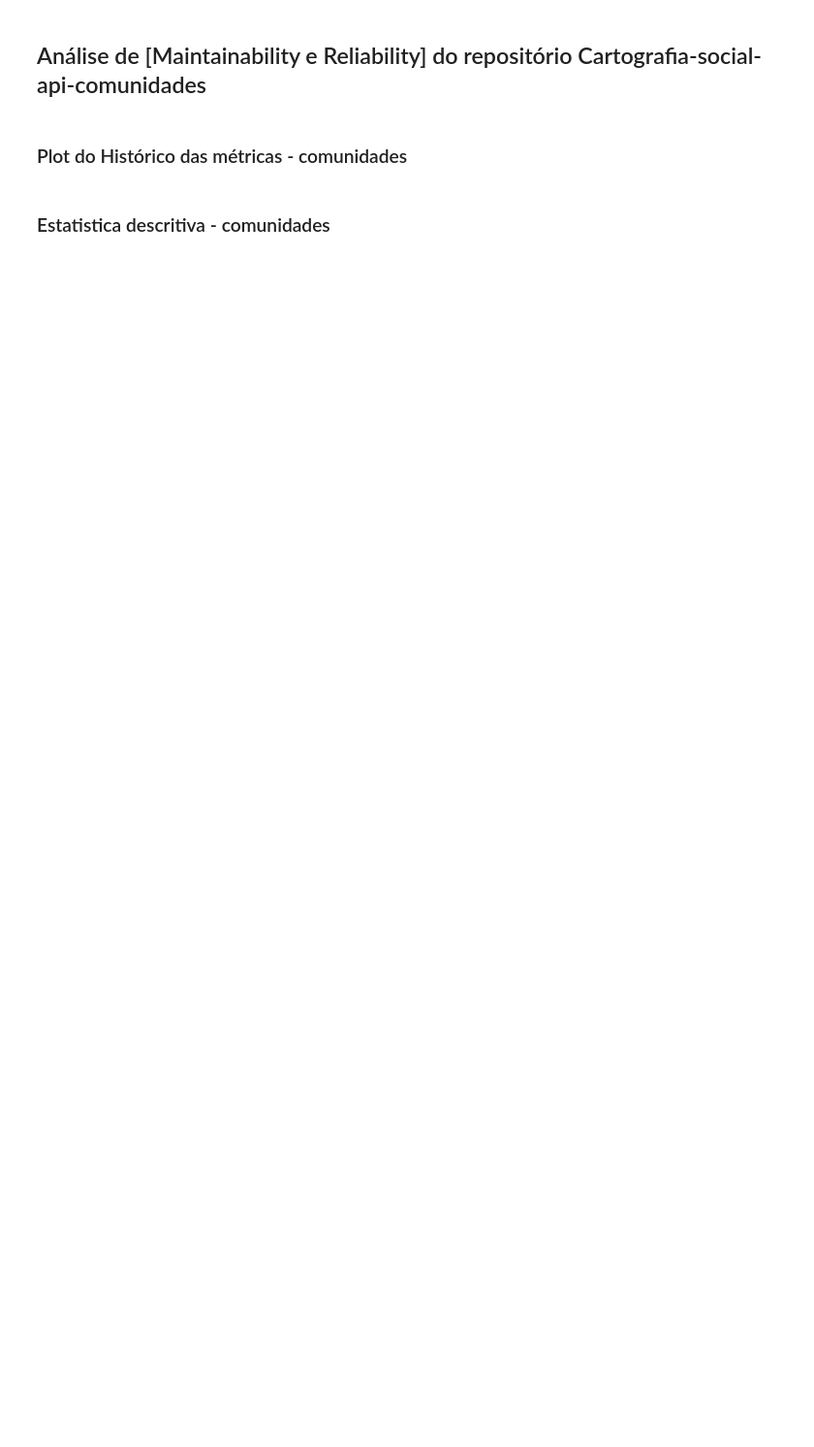
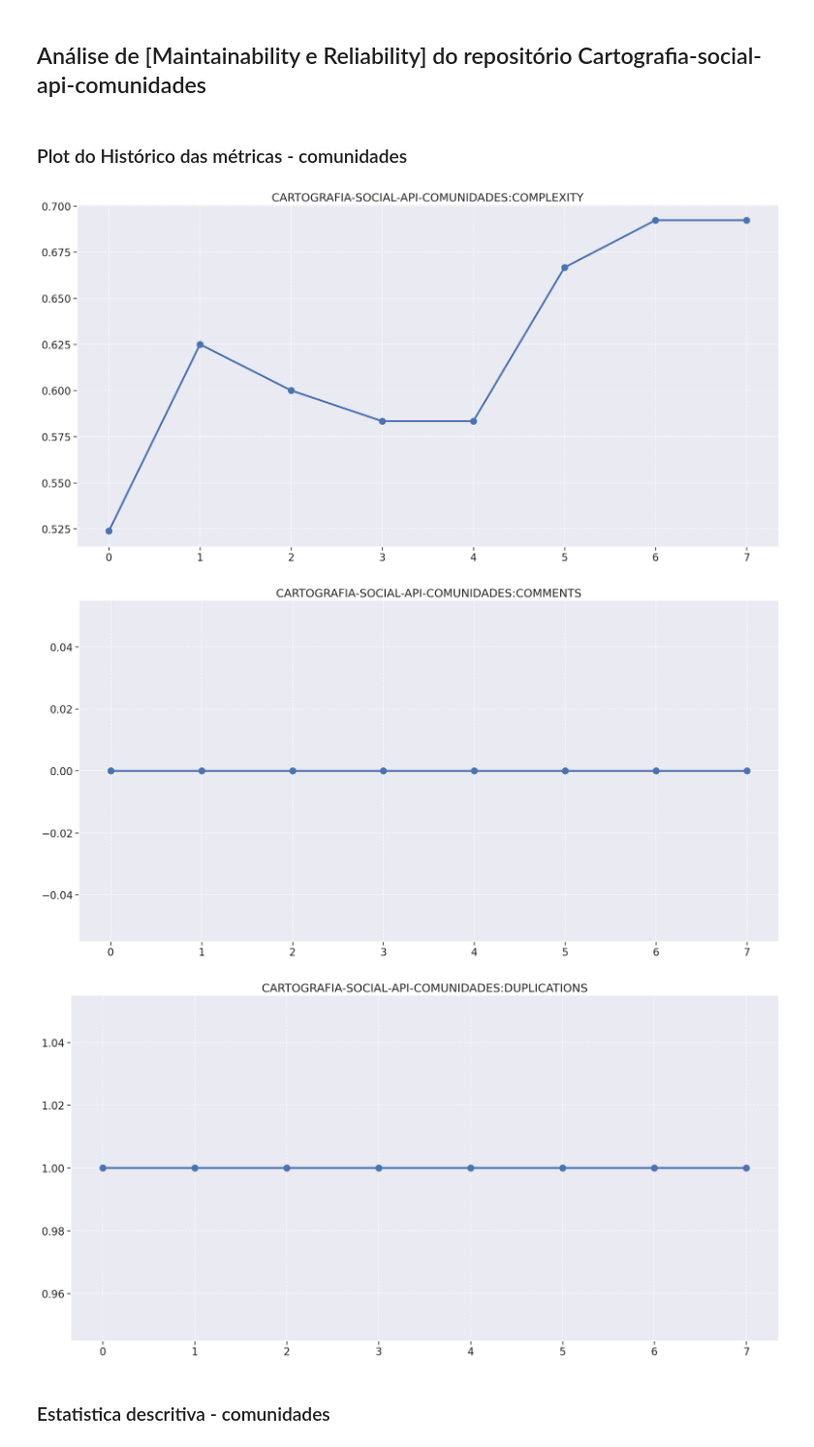
Before and after one commit to fga-eps-mds/2021.1-Cartografia-social-docs, a Jupyter notebook: analytics-raw-data/analytics1.ipynb, the cells around one changed output. Shown at 97% size. Saved outputs shown, nothing was run; the diff lists cells and outputs as text; code cells hidden in the pictures; blank space fills up the shorter version.

```diff
--- a/analytics-raw-data/analytics1.ipynb
+++ b/analytics-raw-data/analytics1.ipynb
@@ -472,6 +472,10 @@ repository = "CARTOGRAFIA-SOCIAL-API-COMUNIDADES"
 # %% [markdown]
 ### Plot do Histórico das métricas - comunidades
 # %%
-#plot_history(generic_df, repository)
+plot_history(generic_df, repository)
+# %% [output]
+[figure, added]
+[figure, added]
+[figure, added]
 # %% [markdown]
 ### Estatistica descritiva - comunidades
```
Also changed, not shown: parts of 48 cells of this notebook, 5 other files.
